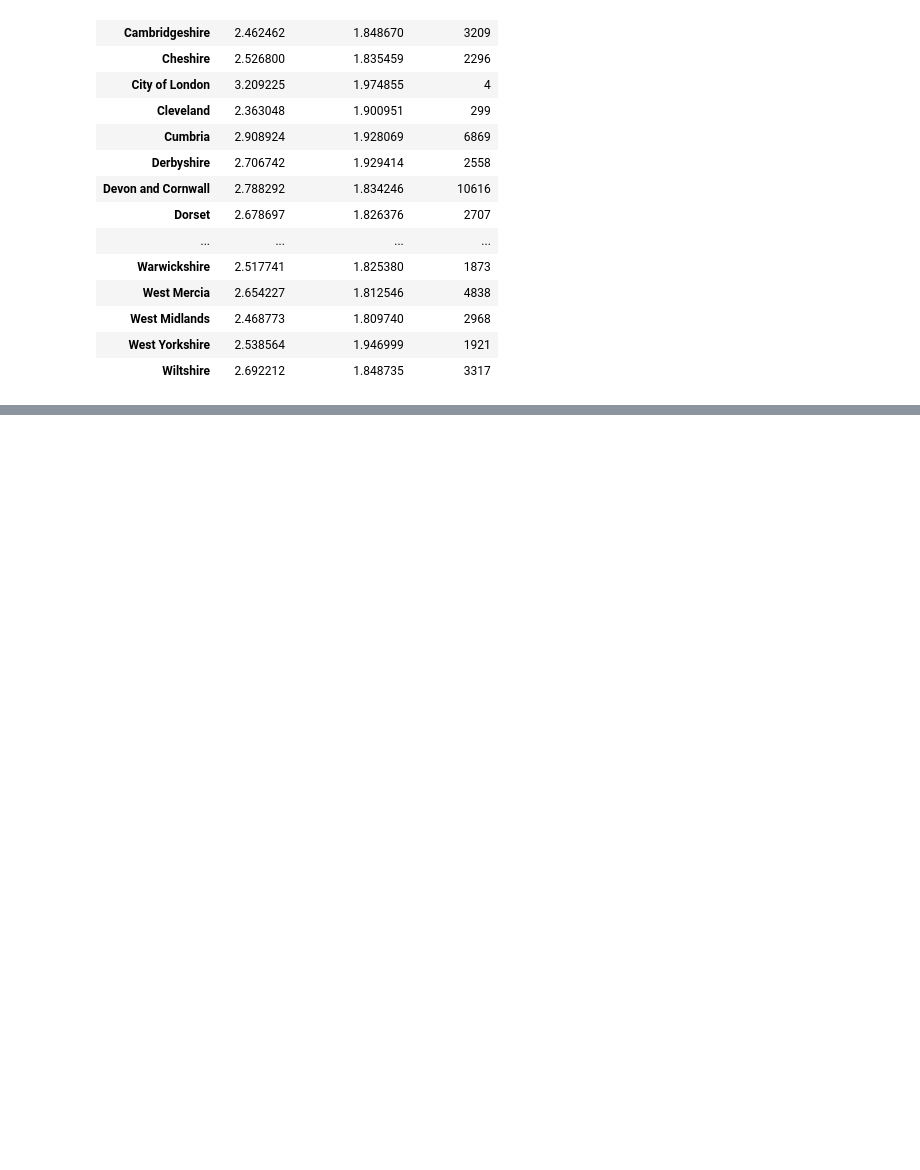
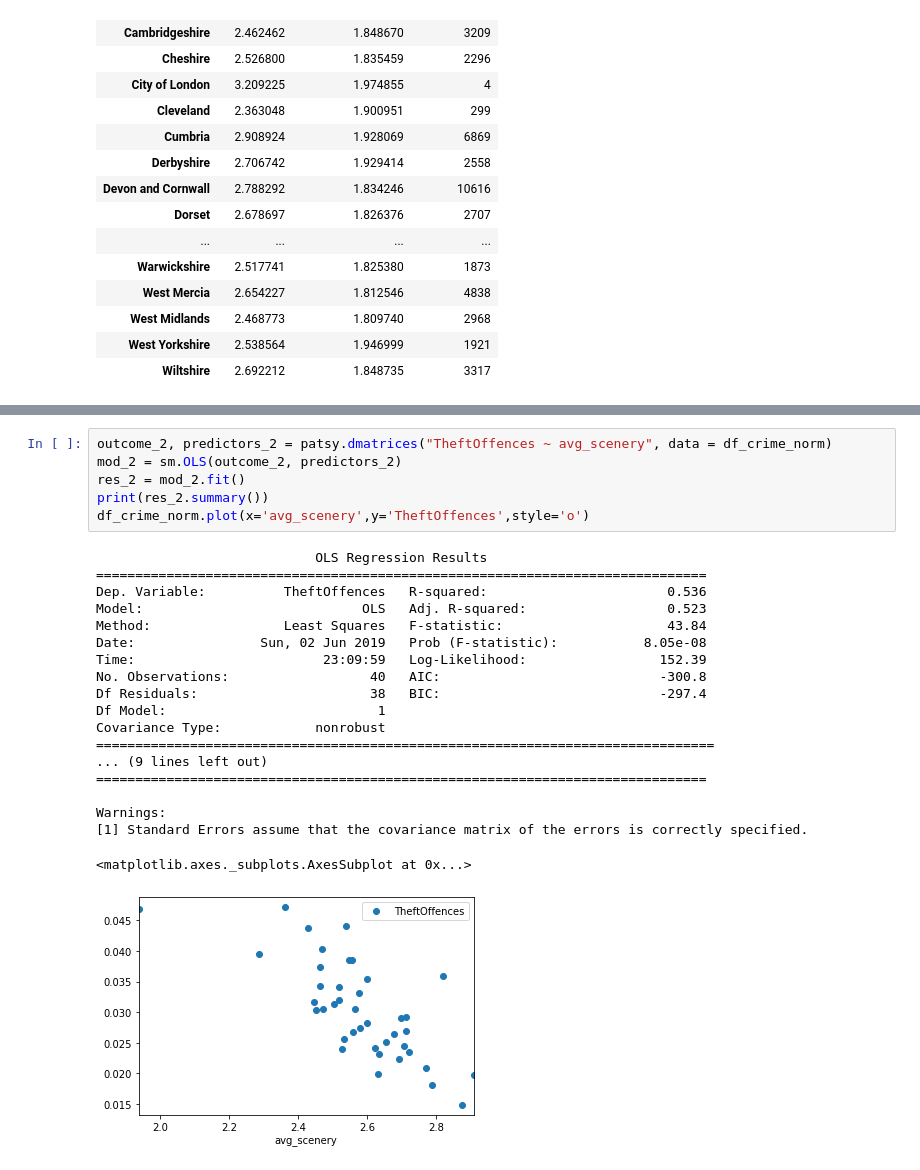
Before and after one commit to YunanAZ/Impact-of-Scenery-on-Regional-Crime-Rates-and-Citizen-Wealth, a Jupyter notebook: src/FinalProject.ipynb, the cells around one changed output, grey strips where cells are left out. Drawn from its saved outputs; the diff is of its cells as text; blank space fills up the shorter version.

```diff
--- a/src/FinalProject.ipynb
+++ b/src/FinalProject.ipynb
@@ -96,0 +263,26 @@ df_rate_mean['Rating'].plot(figsize=(15, 5),kind='bar')
+# %%
+outcome_2, predictors_2 = patsy.dmatrices("TheftOffences ~ avg_scenery", data = df_crime_norm)
+mod_2 = sm.OLS(outcome_2, predictors_2)
+res_2 = mod_2.fit()
+print(res_2.summary())
+df_crime_norm.plot(x='avg_scenery',y='TheftOffences',style='o')
+# %% [output]
+                            OLS Regression Results
+==============================================================================
+Dep. Variable:          TheftOffences   R-squared:                       0.536
+Model:                            OLS   Adj. R-squared:                  0.523
+Method:                 Least Squares   F-statistic:                     43.84
+Date:                Sun, 02 Jun 2019   Prob (F-statistic):           8.05e-08
+Time:                        23:09:59   Log-Likelihood:                 152.39
+No. Observations:                  40   AIC:                            -300.8
+Df Residuals:                      38   BIC:                            -297.4
+Df Model:                           1
+Covariance Type:            nonrobust
+===============================================================================
+... (9 lines left out)
+==============================================================================
+
+Warnings:
+[1] Standard Errors assume that the covariance matrix of the errors is correctly specified.
+<matplotlib.axes._subplots.AxesSubplot at 0x...>
+[figure, added]
```
Also changed, not shown: parts of 44 cells of this notebook, 14 other files.
